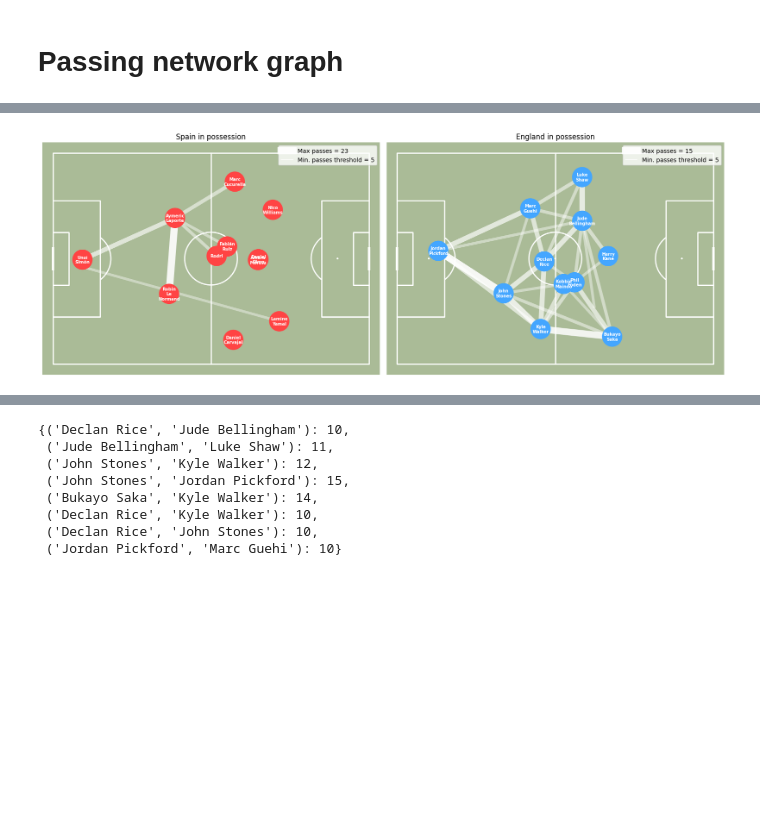
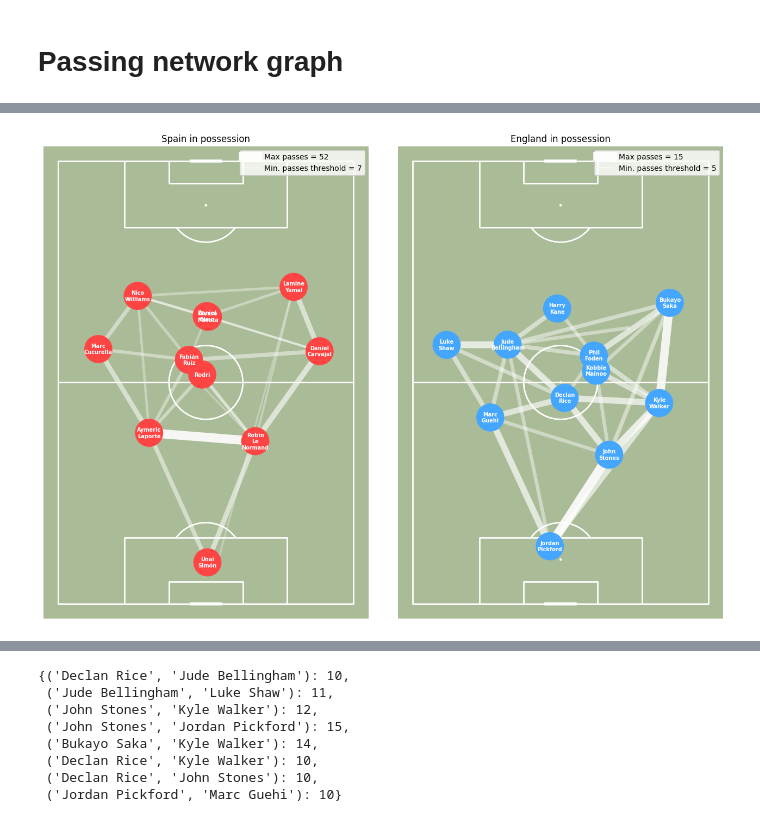
Before and after one commit to francisco-kim/footballAnalysis, a Jupyter notebook: statsbomb.ipynb, the cells around one changed output, grey strips where cells are left out. Saved outputs shown, nothing was run; the diff lists cells and outputs as text; code cells hidden in the pictures; blank space fills up the shorter version.

Commit message:
Put pitch vertically

```diff
--- a/statsbomb.ipynb
+++ b/statsbomb.ipynb
@@ -213,3 +213,17 @@ dfRaw.head()
 | 2 | NaN | NaN | NaN | NaN | NaN | ... |
 | 3 | NaN | NaN | NaN | NaN | NaN | ... |
 | 4 | NaN | NaN | NaN | NaN | NaN | ... |
+# %%
+# 1. Create a mapping of player_id to player_name from dfRaw
+name_mapping = dfRaw.dropna(subset=['player_id', 'player']) \
+                    .drop_duplicates('player_id') \
+                    .set_index('player_id')['player'].to_dict()
+
+# 2. Map the IDs to names and use them to fill the NaNs in player_nickname
+dfLineups['player_nickname'] = dfLineups['player_nickname'].fillna(dfLineups['player_id'].map(name_mapping))
+
+nickname_dict = dfLineups.set_index('player_id')['player_nickname'].to_dict()
+
+# Create a dictionary where {Full Name: Nickname}
+full_to_nickname = {name_mapping[pid]: nick for pid, nick in nickname_dict.items() if pid in name_mapping}
+full_to_nickname
@@ -677,7 +841,7 @@ def extract_name(obj):
         return obj.get('name', 'Unknown')
     return str(obj)
 
-def ShowPassingNetwork(dataframe, team: int, dfForTeam=None, minPasses=5, showPassesCount=False, ax=None):
+def ShowPassingNetwork(dataframe, team: int, dfForTeam=None, minPasses=5, playersCount=11, showPassesCount=False, ax=None):
     if not isinstance(team, int):
         raise TypeError(f"{team=} must be an int, got {type(team).__name__}")
     if not isinstance(minPasses, int):
@@ -693,7 +857,7 @@ def ShowPassingNetwork(dataframe, team: int, dfForTeam=None, minPasses=5, showPa
 
     # Clean up data structure
     dataframe['team_name'] = dataframe['team'].apply(extract_name)
-    dataframe['player_name'] = dataframe['player_nickname'].apply(lambda x: extract_name(x) if x is not None else None)
+    dataframe['player_name'] = dataframe['player'].apply(lambda x: extract_name(x) if x is not None else None)
     dataframe['event_type'] = dataframe['type'].apply(extract_name)
 
     # Filter team data
@@ -742,7 +906,7 @@ def ShowPassingNetwork(dataframe, team: int, dfForTeam=None, minPasses=5, showPa
     passesMax = max(significant_connections.values()) if significant_connections else 1
 
     # Create visualization
-    pitch = Pitch(pitch_type='statsbomb', pitch_color='#aabb97', line_color='white', linewidth=2)
+    pitch = VerticalPitch(pitch_type='statsbomb', pitch_color='#aabb97', line_color='white', linewidth=2)
     pitch.draw(ax=ax)
 
     # Draw pass connections with thickness based on frequency
@@ -753,54 +917,55 @@ def ShowPassingNetwork(dataframe, team: int, dfForTeam=None, minPasses=5, showPa
         line_thickness = 1 + (passesCount / passesMax) * 11
         alpha = 0.2 + (passesCount / passesMax) * 0.7
 
-        ax.plot([passer_pos[0], receiver_pos[0]], [passer_pos[1], receiver_pos[1]],
+        ax.plot([passer_pos[1], receiver_pos[1]], [passer_pos[0], receiver_pos[0]],
                color='white', linewidth=line_thickness, alpha=alpha, zorder=2)
 
         if showPassesCount:
             mid_x = (passer_pos[0] + receiver_pos[0]) / 2
             mid_y = (passer_pos[1] + receiver_pos[1]) / 2
-            ax.text(mid_x, mid_y, str(passesCount), color='black', fontsize=9, fontweight='bold', ha='center', va='center',
+            ax.text(mid_y, mid_y, str(passesCount), color='black', fontsize=9, fontweight='bold', ha='center', va='center',
                     bbox=dict(boxstyle='round,pad=0.2', facecolor='white', edgecolor='none', alpha=0.8), zorder=3)
 
     # Draw player nodes (top 11 most active)
     top_players = sorted(avg_positions.items(),
-                        key=lambda x: len(player_positions[x[0]]), reverse=True)[:11]
+                        key=lambda x: len(player_positions[x[0]]), reverse=True)[:playersCount]
 
     for i, (player, (x, y)) in enumerate(top_players):
         circleColor = '#FF4444' if team == 0 else '#44A6FF'
-        circle = plt.Circle((x, y), radius=3.5, color=circleColor,
+        circle = plt.Circle((y, x), radius=3.5, color=circleColor,
                            edgecolor='white', linewidth=3, zorder=5)
         ax.add_patch(circle)
 
-        playerNames = '\n'.join(player.split())
-        ax.text(x, y, playerNames, color='white', fontweight='bold',
+        playerNameConverted = full_to_nickname.get(player)
+        playerNames = '\n'.join(playerNameConverted.split())
+        ax.text(y, x, playerNames, color='white', fontweight='bold',
                ha='center', va='center', fontsize=7, zorder=6)
 
     # Show title & legend
     ax.set_title(f"{team_name} passing network",  fontsize=18, pad=10)
     max_entry = Line2D([0], [0], color='white', linewidth=1 + 11, alpha=0.9, label=f"Max passes = {passesMax}")
     minimumPassCountThreshold = Line2D([], [], color='white', linewidth=1 + (1 / passesMax),
                                        label=f"Min. passes threshold = {minPasses}")
     ax.legend(handles=[max_entry, minimumPassCountThreshold], loc='upper right')
 
     return ax
 
 
 ## In possession
 dfSpainPossession = dfRaw[dfRaw['possession_team'] == 'Spain']
 dfEnglandPossession = dfRaw[dfRaw['possession_team'] == 'England']
 
-fig, axes = plt.subplots(1, 2, figsize=(16, 7), constrained_layout=True)
+fig, axes = plt.subplots(1, 2, figsize=(13, 9), constrained_layout=True)
 
-ShowPassingNetwork(dfSpainPossession, team=0, dfForTeam=dfRaw, minPasses=5, showPassesCount=False, ax=axes[0])
+ShowPassingNetwork(dfSpainPossession, team=0, dfForTeam=dfRaw, minPasses=7, showPassesCount=False, ax=axes[0])
 axes[0].set_title("Spain in possession")
 
 ShowPassingNetwork(dfEnglandPossession, team=1, dfForTeam=dfRaw, minPasses=5, showPassesCount=False, ax=axes[1])
 axes[1].set_title("England in possession")
 
 plt.show()
 # %% [output]
-[figure, old version]
+[figure, new version]
 # %%
 dfSpainPossession1 = dfRaw[(dfRaw['possession_team'] == 'Spain') & (dfRaw['period'] == 1)]
 dfSpainPossession2 = dfRaw[(dfRaw['possession_team'] == 'Spain') & (dfRaw['period'] == 2)]
```
Also changed, not shown: parts of 17 cells of this notebook.
